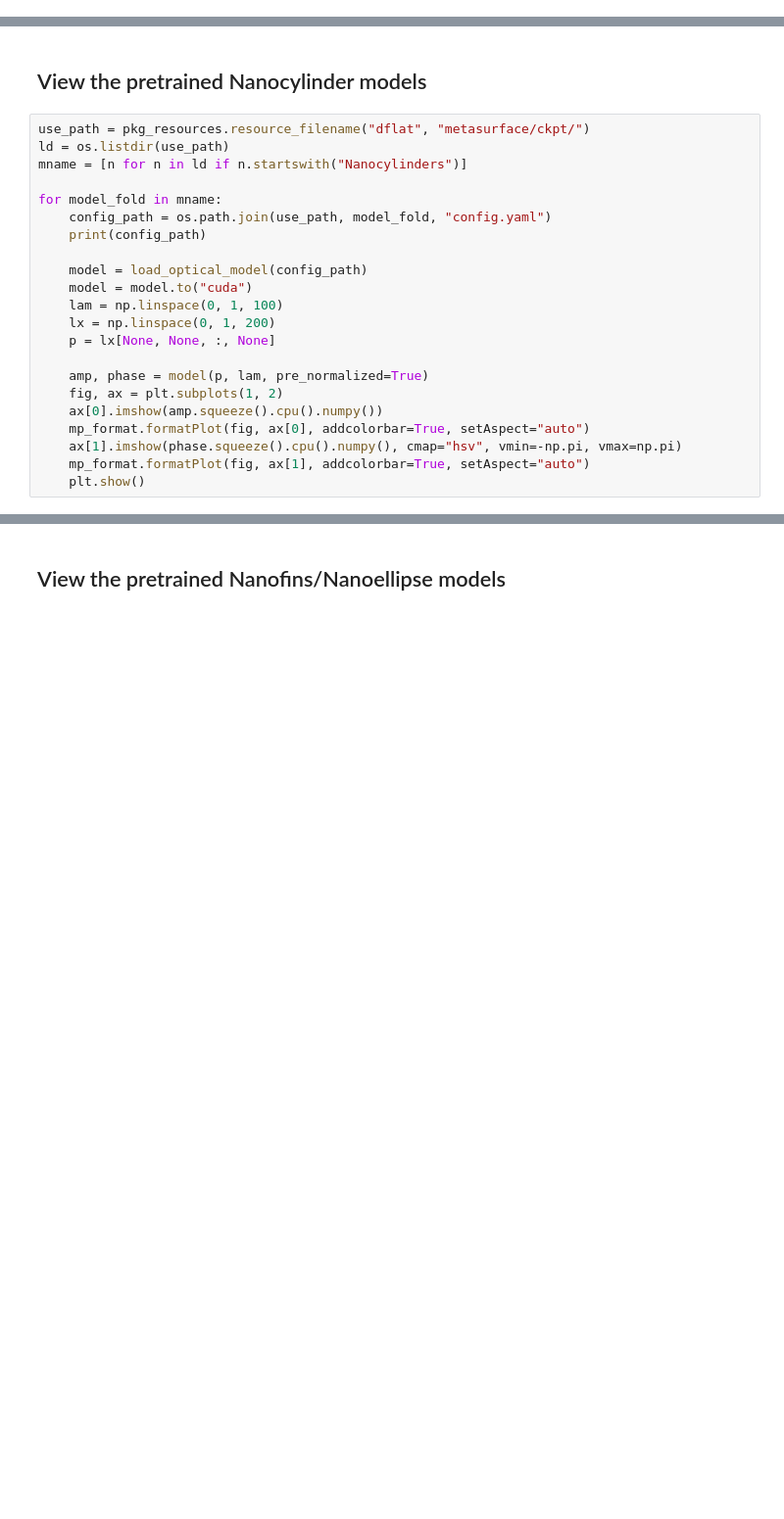
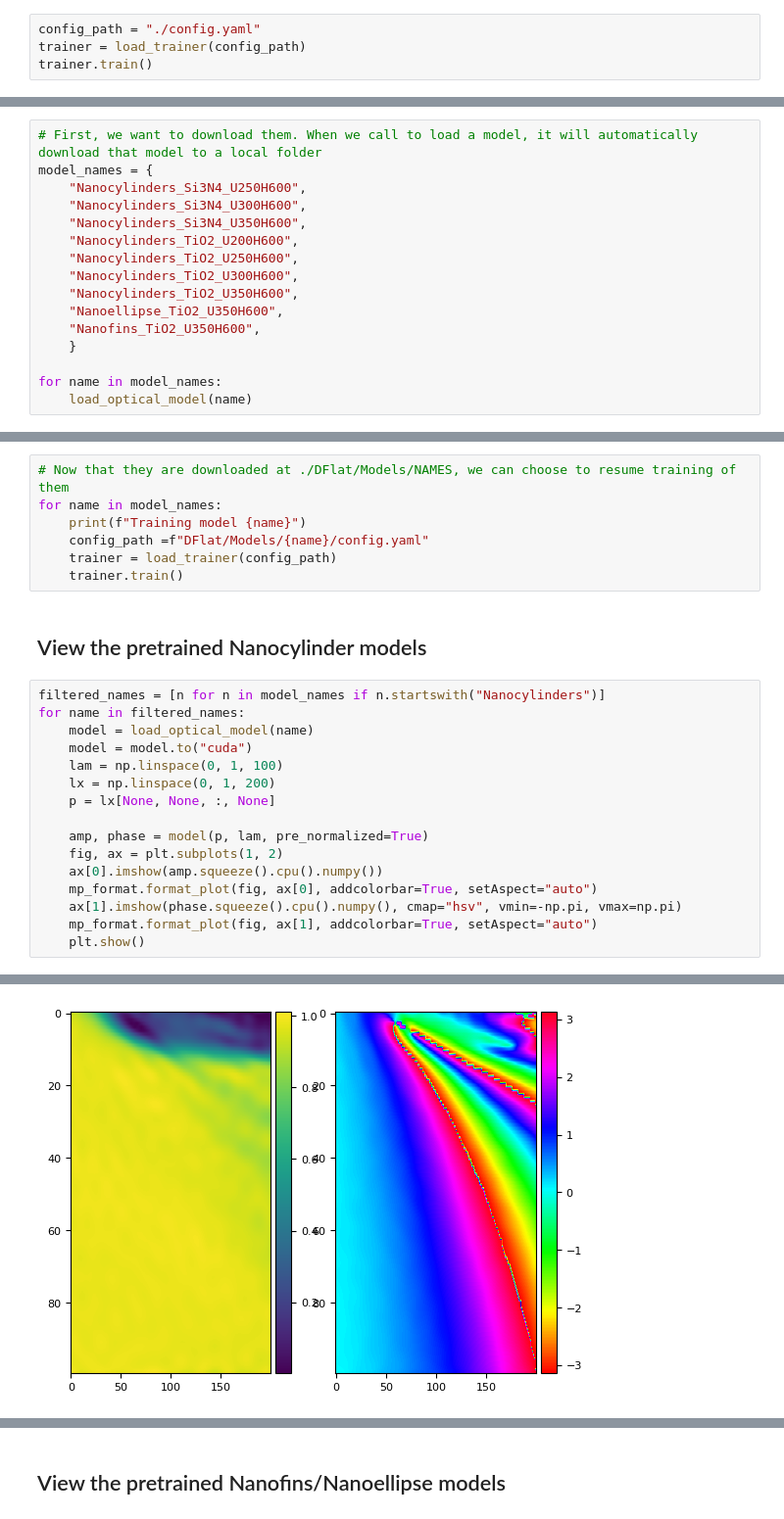
Before and after one commit to DeanHazineh/DFlat, a Jupyter notebook: scripts/trainer.ipynb, the cells around one changed output, grey strips where cells are left out. Shown at 98% size. Cells and saved outputs as stored; diff of their text form; blank space fills up the shorter version.

```diff
--- a/scripts/trainer.ipynb
+++ b/scripts/trainer.ipynb
@@ -68,0 +11,4 @@ loss 0.0019629462622106075 lr 0.001 test_loss: 0.0020358464680612087
+# %%
+config_path = "./config.yaml"
+trainer = load_trainer(config_path)
+trainer.train()
@@ -68,0 +31,16 @@ loss 0.0019629462622106075 lr 0.001 test_loss: 0.0020358464680612087
+# %%
+# First, we want to download them. When we call to load a model, it will automatically download that model to a local folder
+model_names = {
+    "Nanocylinders_Si3N4_U250H600",
+    "Nanocylinders_Si3N4_U300H600",
+    "Nanocylinders_Si3N4_U350H600",
+    "Nanocylinders_TiO2_U200H600",
+    "Nanocylinders_TiO2_U250H600",
+    "Nanocylinders_TiO2_U300H600",
+    "Nanocylinders_TiO2_U350H600",
+    "Nanoellipse_TiO2_U350H600",
+    "Nanofins_TiO2_U350H600",
+    }
+
+for name in model_names:
+    load_optical_model(name)
@@ -69,15 +65,16 @@ loss 0.0019629462622106075 lr 0.001 test_loss: 0.0020358464680612087
+# %%
+# Now that they are downloaded at ./DFlat/Models/NAMES, we can choose to resume training of them
+for name in model_names:
+    print(f"Training model {name}")
+    config_path =f"DFlat/Models/{name}/config.yaml"
+    trainer = load_trainer(config_path)
+    trainer.train()
 # %% [markdown]
 ## View the pretrained Nanocylinder models
 # %%
-use_path = pkg_resources.resource_filename("dflat", "metasurface/ckpt/")
-ld = os.listdir(use_path)
-mname = [n for n in ld if n.startswith("Nanocylinders")]
-
-for model_fold in mname:
-    config_path = os.path.join(use_path, model_fold, "config.yaml")
-    print(config_path)
-
-    model = load_optical_model(config_path)
+filtered_names = [n for n in model_names if n.startswith("Nanocylinders")]
+for name in filtered_names:
+    model = load_optical_model(name)
     model = model.to("cuda")
     lam = np.linspace(0, 1, 100)
     lx = np.linspace(0, 1, 200)
@@ -86,7 +83,8 @@ for model_fold in mname:
     amp, phase = model(p, lam, pre_normalized=True)
     fig, ax = plt.subplots(1, 2)
     ax[0].imshow(amp.squeeze().cpu().numpy())
-    mp_format.formatPlot(fig, ax[0], addcolorbar=True, setAspect="auto")
+    mp_format.format_plot(fig, ax[0], addcolorbar=True, setAspect="auto")
     ax[1].imshow(phase.squeeze().cpu().numpy(), cmap="hsv", vmin=-np.pi, vmax=np.pi)
-    mp_format.formatPlot(fig, ax[1], addcolorbar=True, setAspect="auto")
+    mp_format.format_plot(fig, ax[1], addcolorbar=True, setAspect="auto")
     plt.show()
+# %% [output]
@@ -92,0 +95 @@ for model_fold in mname:
+[figure, added]
```
Also changed, not shown: parts of 8 cells of this notebook, 36 other files.
